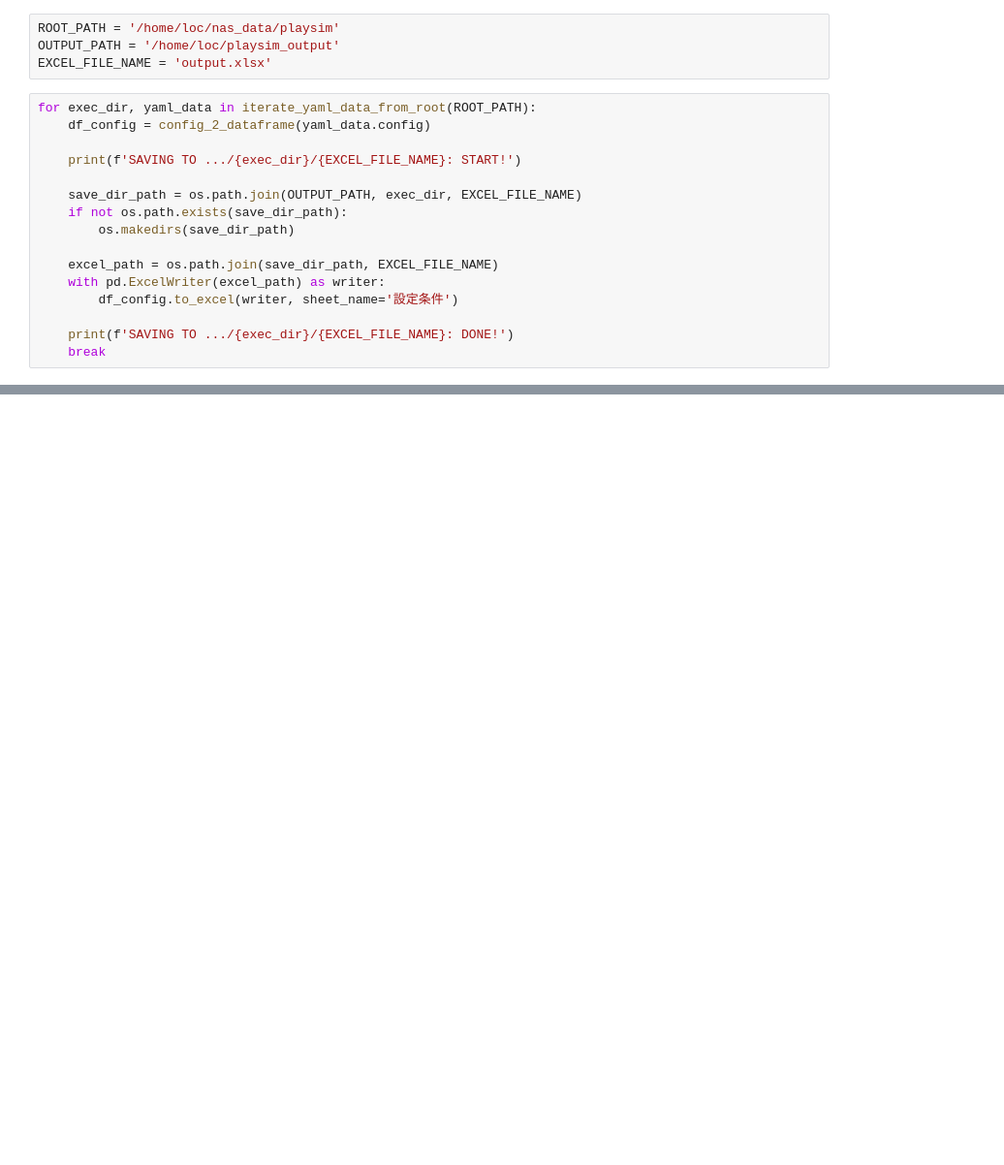
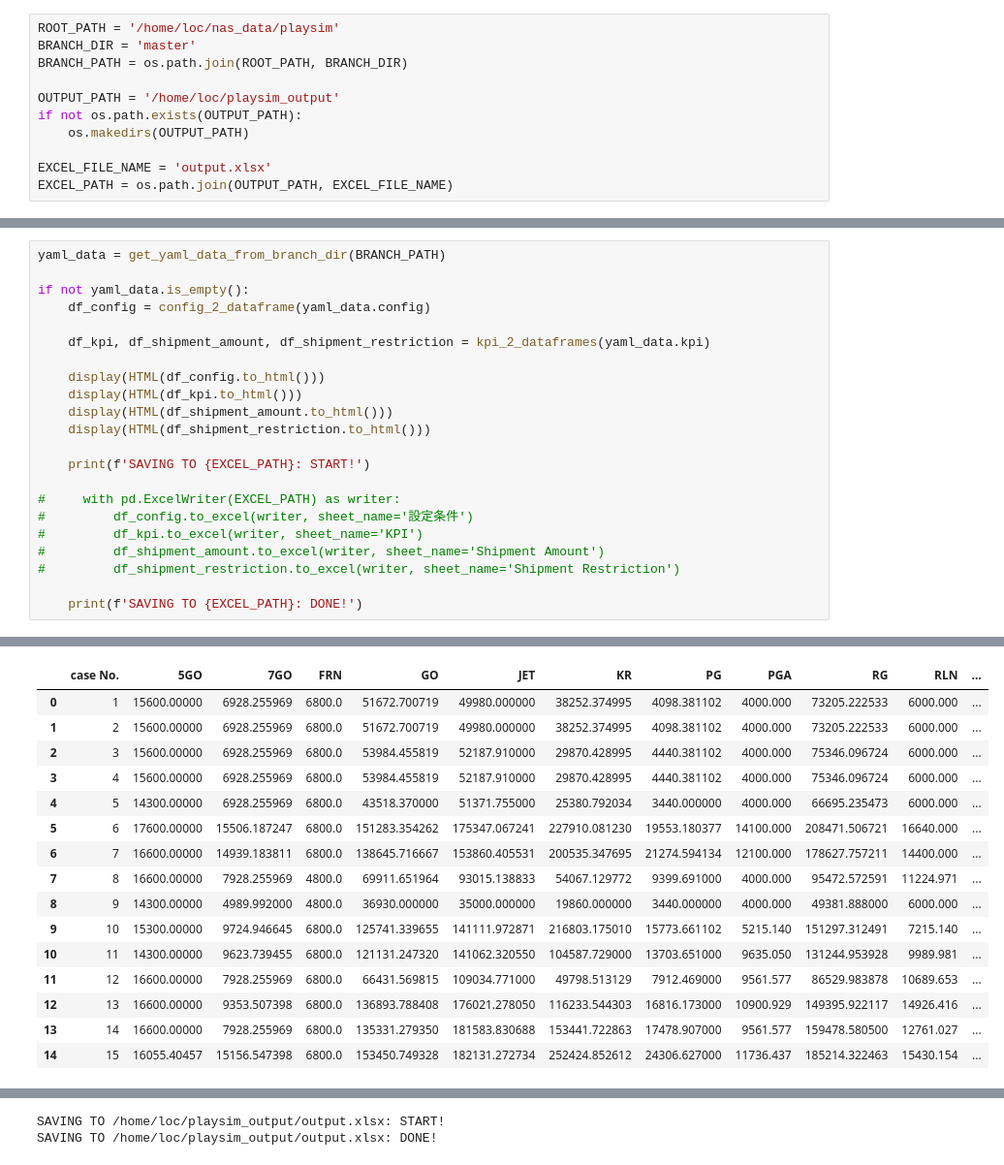
Before and after one commit to hoangloc0402/playsim_output_2_excel, a Jupyter notebook: yaml_2_excel.ipynb, the cells around one changed output, grey strips where cells are left out. Shown at 97% size. Cells and saved outputs as stored; diff of their text form; blank space fills up the shorter version.

Commit message:
add compiling kpi.yaml

```diff
--- a/yaml_2_excel.ipynb
+++ b/yaml_2_excel.ipynb
@@ -15,21 +20,12 @@ from pandas_utils import (
 )
 # %%
 ROOT_PATH = '/home/loc/nas_data/playsim'
+BRANCH_DIR = 'master'
+BRANCH_PATH = os.path.join(ROOT_PATH, BRANCH_DIR)
+
 OUTPUT_PATH = '/home/loc/playsim_output'
+if not os.path.exists(OUTPUT_PATH):
+    os.makedirs(OUTPUT_PATH)
+
 EXCEL_FILE_NAME = 'output.xlsx'
+EXCEL_PATH = os.path.join(OUTPUT_PATH, EXCEL_FILE_NAME)
-# %%
-for exec_dir, yaml_data in iterate_yaml_data_from_root(ROOT_PATH):
-    df_config = config_2_dataframe(yaml_data.config)
-
-    print(f'SAVING TO .../{exec_dir}/{EXCEL_FILE_NAME}: START!')
-
-    save_dir_path = os.path.join(OUTPUT_PATH, exec_dir, EXCEL_FILE_NAME)
-    if not os.path.exists(save_dir_path):
-        os.makedirs(save_dir_path)
-
-    excel_path = os.path.join(save_dir_path, EXCEL_FILE_NAME)
-    with pd.ExcelWriter(excel_path) as writer:
-        df_config.to_excel(writer, sheet_name='設定条件')
-
-    print(f'SAVING TO .../{exec_dir}/{EXCEL_FILE_NAME}: DONE!')
-    break
@@ -60,0 +32,23 @@ pprint(yaml_data.kpi[0])
+# %%
+yaml_data = get_yaml_data_from_branch_dir(BRANCH_PATH)
+
+if not yaml_data.is_empty():
+    df_config = config_2_dataframe(yaml_data.config)
+
+    df_kpi, df_shipment_amount, df_shipment_restriction = kpi_2_dataframes(yaml_data.kpi)
+
+    display(HTML(df_config.to_html()))
+    display(HTML(df_kpi.to_html()))
+    display(HTML(df_shipment_amount.to_html()))
+    display(HTML(df_shipment_restriction.to_html()))
+
+    print(f'SAVING TO {EXCEL_PATH}: START!')
+
+#     with pd.ExcelWriter(EXCEL_PATH) as writer:
+#         df_config.to_excel(writer, sheet_name='設定条件')
+#         df_kpi.to_excel(writer, sheet_name='KPI')
+#         df_shipment_amount.to_excel(writer, sheet_name='Shipment Amount')
+#         df_shipment_restriction.to_excel(writer, sheet_name='Shipment Restriction')
+
+    print(f'SAVING TO {EXCEL_PATH}: DONE!')
+# %% [output]
@@ -60,0 +104,16 @@ pprint(yaml_data.kpi[0])
+|  | case No. | 5GO | 7GO | FRN | GO | JET | KR | PG | PGA | RG | RLN | ... |
+| 0 | 1 | 15600.00000 | 6928.255969 | 6800.0 | 51672.700719 | 49980.000000 | 38252.374995 | 4098.381102 | 4000.000 | 73205.222533 | 6000.000 | ... |
+| 1 | 2 | 15600.00000 | 6928.255969 | 6800.0 | 51672.700719 | 49980.000000 | 38252.374995 | 4098.381102 | 4000.000 | 73205.222533 | 6000.000 | ... |
+| 2 | 3 | 15600.00000 | 6928.255969 | 6800.0 | 53984.455819 | 52187.910000 | 29870.428995 | 4440.381102 | 4000.000 | 75346.096724 | 6000.000 | ... |
+| 3 | 4 | 15600.00000 | 6928.255969 | 6800.0 | 53984.455819 | 52187.910000 | 29870.428995 | 4440.381102 | 4000.000 | 75346.096724 | 6000.000 | ... |
+| 4 | 5 | 14300.00000 | 6928.255969 | 6800.0 | 43518.370000 | 51371.755000 | 25380.792034 | 3440.000000 | 4000.000 | 66695.235473 | 6000.000 | ... |
+| 5 | 6 | 17600.00000 | 15506.187247 | 6800.0 | 151283.354262 | 175347.067241 | 227910.081230 | 19553.180377 | 14100.000 | 208471.506721 | 16640.000 | ... |
+| 6 | 7 | 16600.00000 | 14939.183811 | 6800.0 | 138645.716667 | 153860.405531 | 200535.347695 | 21274.594134 | 12100.000 | 178627.757211 | 14400.000 | ... |
+| 7 | 8 | 16600.00000 | 7928.255969 | 4800.0 | 69911.651964 | 93015.138833 | 54067.129772 | 9399.691000 | 4000.000 | 95472.572591 | 11224.971 | ... |
+| 8 | 9 | 14300.00000 | 4989.992000 | 4800.0 | 36930.000000 | 35000.000000 | 19860.000000 | 3440.000000 | 4000.000 | 49381.888000 | 6000.000 | ... |
+| 9 | 10 | 15300.00000 | 9724.946645 | 6800.0 | 125741.339655 | 141111.972871 | 216803.175010 | 15773.661102 | 5215.140 | 151297.312491 | 7215.140 | ... |
+| 10 | 11 | 14300.00000 | 9623.739455 | 6800.0 | 121131.247320 | 141062.320550 | 104587.729000 | 13703.651000 | 9635.050 | 131244.953928 | 9989.981 | ... |
+| 11 | 12 | 16600.00000 | 7928.255969 | 6800.0 | 66431.569815 | 109034.771000 | 49798.513129 | 7912.469000 | 9561.577 | 86529.983878 | 10689.653 | ... |
+| 12 | 13 | 16600.00000 | 9353.507398 | 6800.0 | 136893.788408 | 176021.278050 | 116233.544303 | 16816.173000 | 10900.929 | 149395.922117 | 14926.416 | ... |
+| 13 | 14 | 16600.00000 | 7928.255969 | 6800.0 | 135331.279350 | 181583.830688 | 153441.722863 | 17478.907000 | 9561.577 | 159478.580500 | 12761.027 | ... |
+| 14 | 15 | 16055.40457 | 15156.547398 | 6800.0 | 153450.749328 | 182131.272734 | 252424.852612 | 24306.627000 | 11736.437 | 185214.322463 | 15430.154 | ... |
@@ -60,0 +136,2 @@ pprint(yaml_data.kpi[0])
+SAVING TO /home/loc/playsim_output/output.xlsx: START!
+SAVING TO /home/loc/playsim_output/output.xlsx: DONE!
```
Also changed, not shown: parts of 5 cells of this notebook, 2 other files.
